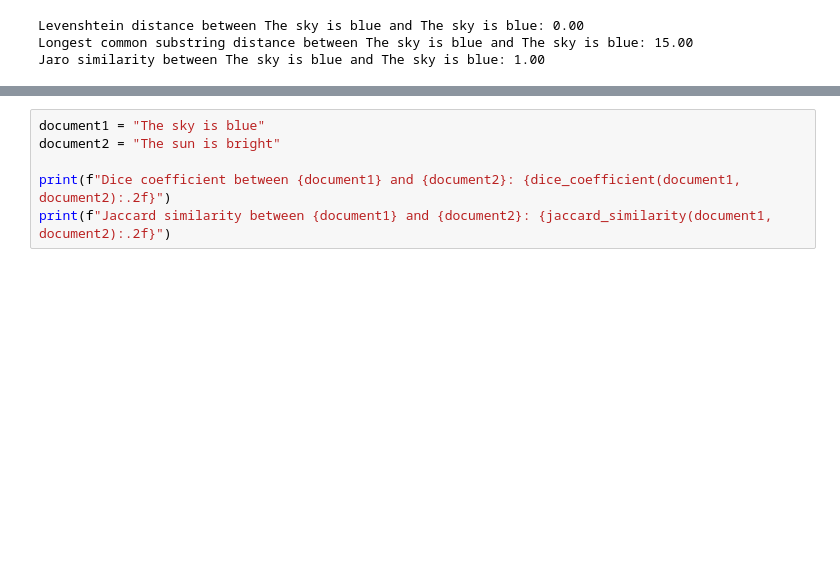
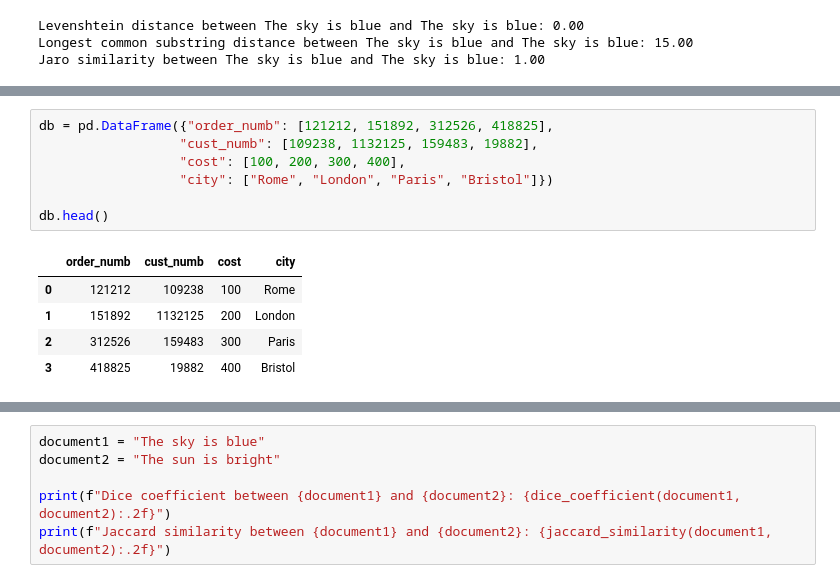
Before and after one commit to micheledinelli/text-distances, a Jupyter notebook: text-representation-analysis.ipynb, the cells around one changed output, grey strips where cells are left out. Saved outputs shown, nothing was run; the diff lists cells and outputs as text; blank space fills up the shorter version.

```diff
--- a/text-representation-analysis.ipynb
+++ b/text-representation-analysis.ipynb
@@ -144,0 +176,13 @@ Jaro similarity between The sky is blue and The sky is blue: 1.00
+# %%
+db = pd.DataFrame({"order_numb": [121212, 151892, 312526, 418825],
+                  "cust_numb": [109238, 1132125, 159483, 19882],
+                  "cost": [100, 200, 300, 400],
+                  "city": ["Rome", "London", "Paris", "Bristol"]})
+
+db.head()
+# %% [output]
+|  | order_numb | cust_numb | cost | city |
+| 0 | 121212 | 109238 | 100 | Rome |
+| 1 | 151892 | 1132125 | 200 | London |
+| 2 | 312526 | 159483 | 300 | Paris |
+| 3 | 418825 | 19882 | 400 | Bristol |
```
Also changed, not shown: parts of 6 cells of this notebook, 1 other file.
